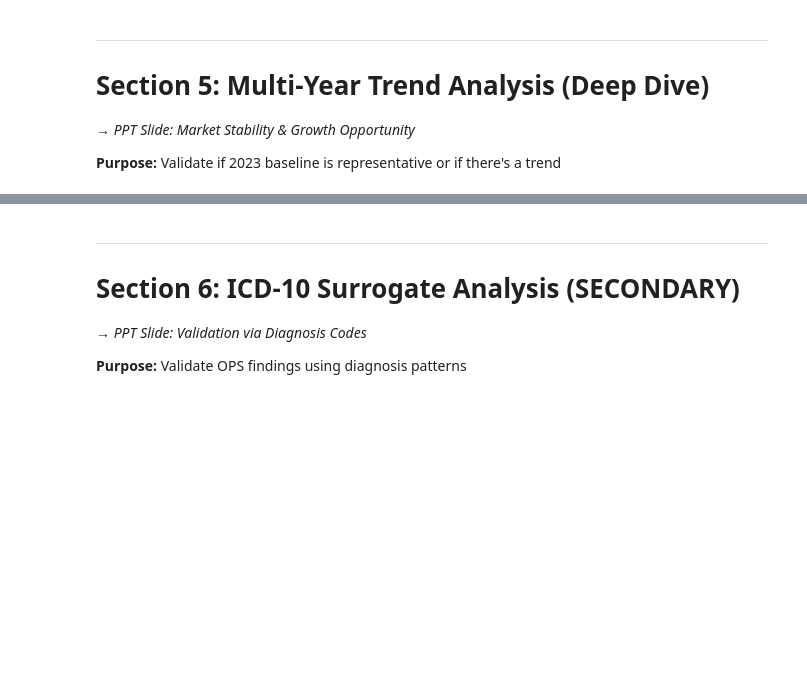
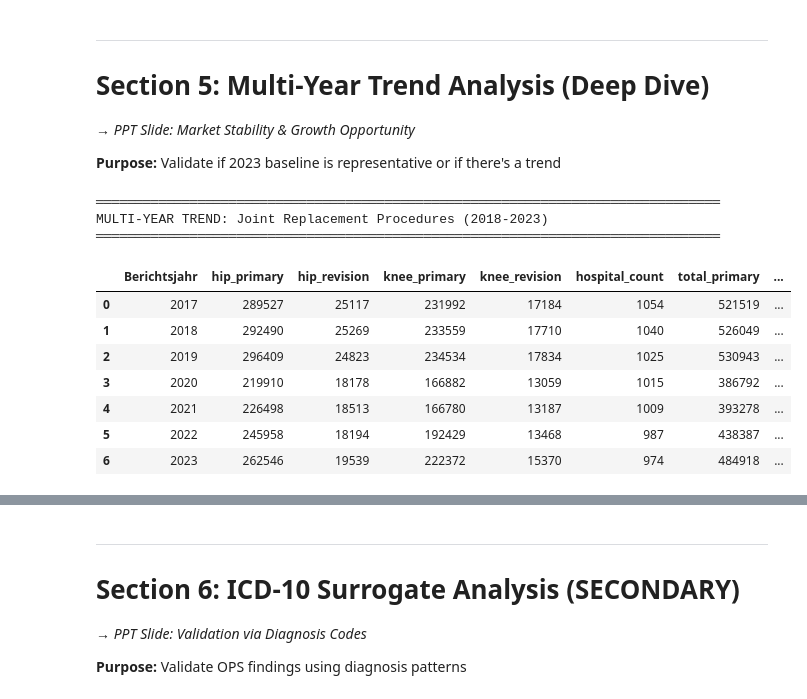
Before and after one commit to 2RogueRobots/promiscuous-peacock, a Jupyter notebook: antibioticum_market_opportunity.ipynb, the cells around one changed output, grey strips where cells are left out. Drawn from its saved outputs; the diff is of its cells as text; code cells hidden in the pictures; blank space fills up the shorter version.

```diff
--- a/antibioticum_market_opportunity.ipynb
+++ b/antibioticum_market_opportunity.ipynb
@@ -41,7 +41,7 @@ pd.set_option('display.max_rows', 100)
 pd.set_option('display.float_format', '{:,.1f}'.format)
 
 # Database connection
-DB_FILE = Path.cwd() / "all_data.db"
+DB_FILE = Path.cwd() / "all_data_2011-2023.db"
 
 def get_db_connection() -> sqlite3.Connection:
     return sqlite3.connect(DB_FILE, check_same_thread=False)
@@ -287,31 +314,43 @@ print(f"   Hospitals Performing:    {ops_2023_national['hospital_count'].values[
 # %%
 # Multi-year trend analysis (2018-2023)
 trend_df = run_sql("""
 SELECT
     Berichtsjahr,
     SUM(CASE WHEN OPS_301_Category LIKE '5-820%' THEN Anzahl ELSE 0 END) AS hip_primary,
     SUM(CASE WHEN OPS_301_Category LIKE '5-821%' THEN Anzahl ELSE 0 END) AS hip_revision,
     SUM(CASE WHEN OPS_301_Category LIKE '5-822%' THEN Anzahl ELSE 0 END) AS knee_primary,
     SUM(CASE WHEN OPS_301_Category LIKE '5-823%' THEN Anzahl ELSE 0 END) AS knee_revision,
     COUNT(DISTINCT IK) AS hospital_count
 FROM VIEW_Krankenhaus_Prozedur
-WHERE Berichtsjahr BETWEEN 2018 AND 2023
+WHERE Berichtsjahr BETWEEN 2017 AND 2023
   AND (OPS_301_Category LIKE '5-820%'
        OR OPS_301_Category LIKE '5-821%'
        OR OPS_301_Category LIKE '5-822%'
        OR OPS_301_Category LIKE '5-823%')
 GROUP BY Berichtsjahr
 ORDER BY Berichtsjahr
 """)
 
 trend_df['total_primary'] = trend_df['hip_primary'] + trend_df['knee_primary']
 trend_df['total_revision'] = trend_df['hip_revision'] + trend_df['knee_revision']
 trend_df['total'] = trend_df['total_primary'] + trend_df['total_revision']
 
 print("═" * 80)
 print("MULTI-YEAR TREND: Joint Replacement Procedures (2018-2023)")
 print("═" * 80)
 trend_df
+# %% [output]
+════════════════════════════════════════════════════════════════════════════════
+MULTI-YEAR TREND: Joint Replacement Procedures (2018-2023)
+════════════════════════════════════════════════════════════════════════════════
+|  | Berichtsjahr | hip_primary | hip_revision | knee_primary | knee_revision | hospital_count | total_primary | ... |
+| 0 | 2017 | 289527 | 25117 | 231992 | 17184 | 1054 | 521519 | ... |
+| 1 | 2018 | 292490 | 25269 | 233559 | 17710 | 1040 | 526049 | ... |
+| 2 | 2019 | 296409 | 24823 | 234534 | 17834 | 1025 | 530943 | ... |
+| 3 | 2020 | 219910 | 18178 | 166882 | 13059 | 1015 | 386792 | ... |
+| 4 | 2021 | 226498 | 18513 | 166780 | 13187 | 1009 | 393278 | ... |
+| 5 | 2022 | 245958 | 18194 | 192429 | 13468 | 987 | 438387 | ... |
+| 6 | 2023 | 262546 | 19539 | 222372 | 15370 | 974 | 484918 | ... |
 # %%
 # Trend visualization
 fig = make_subplots(
```
Also changed, not shown: parts of 28 cells of this notebook, 6 other files.
